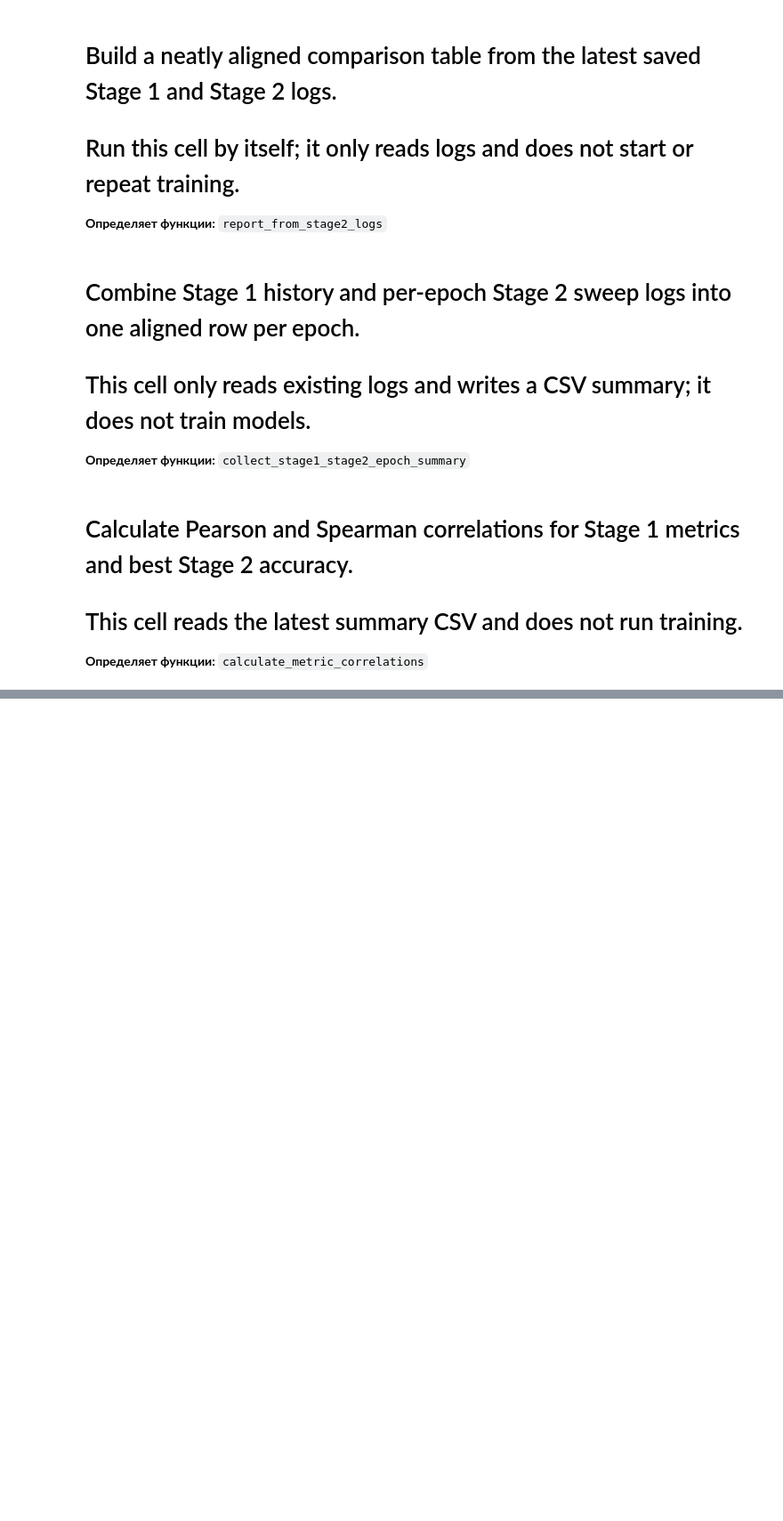
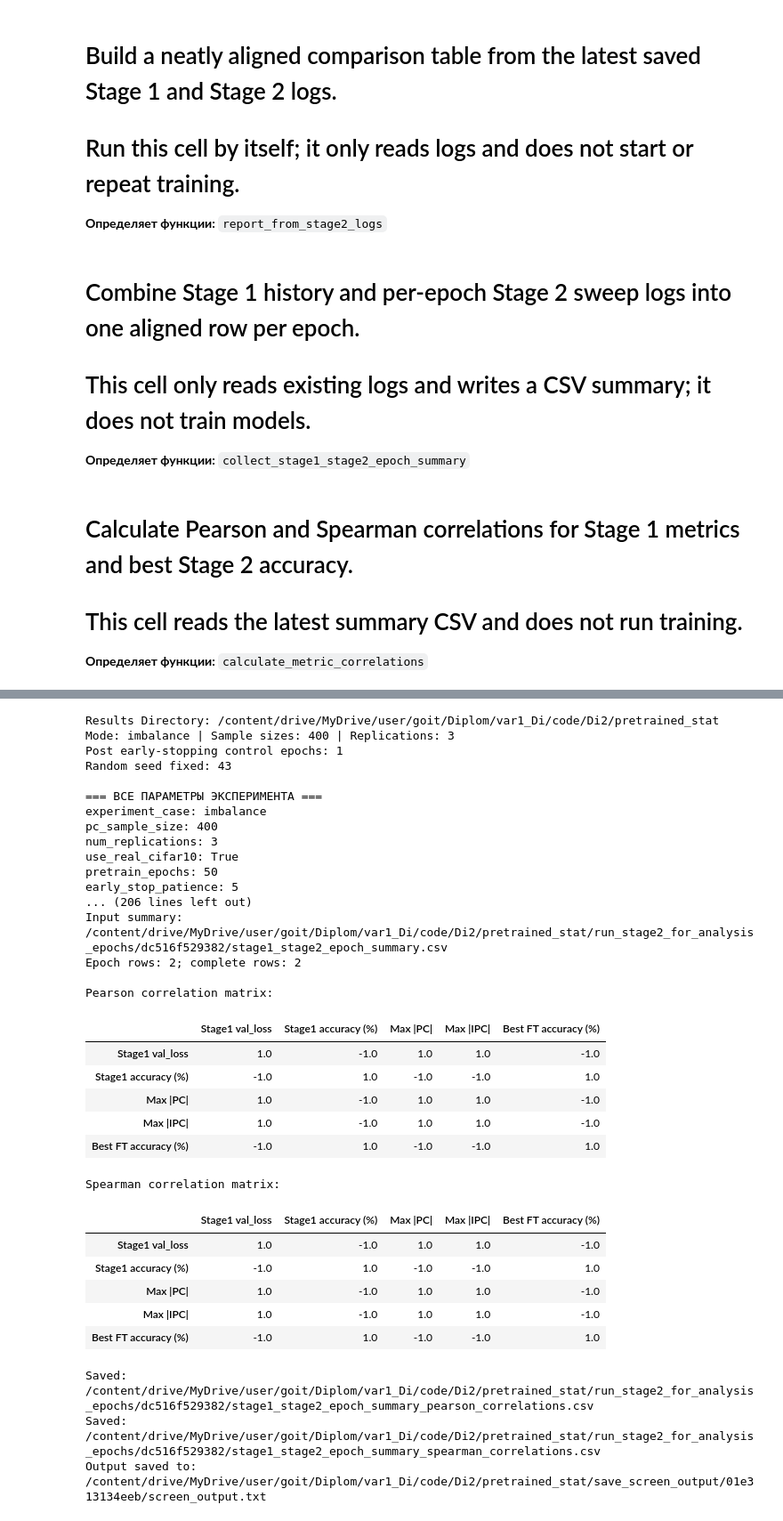
Before and after one commit to DR24DR24/Di, a Jupyter notebook: pretrained_stat.ipynb, the cells around one changed output, grey strips where cells are left out. Shown at 89% size. Saved outputs shown, nothing was run; the diff lists cells and outputs as text; code cells hidden in the pictures; blank space fills up the shorter version.

```diff
--- a/pretrained_stat.ipynb
+++ b/pretrained_stat.ipynb
@@ -2200,7 +1953,7 @@ import json
     param="params",
     root=None,
 )
-def run_stage2_for_analysis_epochs(params, log_path=None):
+def run_stage2_for_analysis_epochs(params, boundary=None, log_path=None):
     experiment_case = params.get("experiment_case", "imbalance")
     pc_sample_size = params.get("pc_sample_size", 200)
     ft_sample_size = params.get("ft_sample_size", 1000)
@@ -2218,12 +1971,14 @@ def run_stage2_for_analysis_epochs(params, log_path=None):
     mode = params.get("mode", "4_epochs")
     calculate_pc_ipc = params.get("calculate_pc_ipc", False)
 
-    if "stage1_analysis_boundary" not in globals():
-        raise RuntimeError("Run the Stage 1 analysis-boundary step first.")
+    if boundary is None:
+        boundary = params.get("stage1_analysis_boundary")
+    if boundary is None:
+        if "stage1_analysis_boundary" not in globals():
+            raise RuntimeError("Run the Stage 1 analysis-boundary step first.")
+        boundary = globals()["stage1_analysis_boundary"]
     if "run_stage2_from_stage1_logs" not in globals():
         raise RuntimeError("Load the cell defining run_stage2_from_stage1_logs first.")
-
-    boundary = stage1_analysis_boundary
     stage1_log_dir = Path(boundary["stage1_log_path"]).parent
     analysis_epochs = list(boundary["analysis_epochs"])
 
@@ -2252,6 +2007,7 @@ def run_stage2_for_analysis_epochs(params, log_path=None):
                     feature_extraction=feature_extraction,
                     experiment_case=experiment_case,
                     seed=seed,
+                    params=params,
                 )
                 epoch_report_path = Path(run["report_path"]).with_suffix(".json")
                 epoch_report = json.loads(epoch_report_path.read_text(encoding="utf-8"))
@@ -2811,0 +2568,59 @@ Output saved to: /content/drive/MyDrive/user/goit/Diplom/var1_Di/code/Di2/pretra
+# %%
+# Ячейка 43  (перенумеруется автоматически)
+# Запуск эксперимента: подготовка параметров params и вызов run_full_analysis.
+
+# --- Подготовка параметров эксперимента ---
+params = get_experiment_params(
+    experiment_case="imbalance",
+    pc_sample_size=400,
+    num_replications=3,
+    use_real_cifar10=True,
+    pretrain_epochs=50,
+    early_stop_patience=5,
+    post_early_stop_epochs=1,
+    learning_rate_source=0.001,
+    target_epochs=50,
+    target_patience=5,
+    learning_rate_target=0.001,
+    feature_extraction=True,
+    ft_sample_size=10000,
+    best_model_criterion="pc",
+    seed=43,
+)
+
+# --- Запуск полного анализа ---
+results = run_full_analysis(params)
+# %% [output]
+Results Directory: /content/drive/MyDrive/user/goit/Diplom/var1_Di/code/Di2/pretrained_stat
+Mode: imbalance | Sample sizes: 400 | Replications: 3
+Post early-stopping control epochs: 1
+Random seed fixed: 43
+
+=== ВСЕ ПАРАМЕТРЫ ЭКСПЕРИМЕНТА ===
+experiment_case: imbalance
+pc_sample_size: 400
+num_replications: 3
+use_real_cifar10: True
+pretrain_epochs: 50
+early_stop_patience: 5
+... (206 lines left out)
+Input summary: /content/drive/MyDrive/user/goit/Diplom/var1_Di/code/Di2/pretrained_stat/run_stage2_for_analysis_epochs/dc516f529382/stage1_stage2_epoch_summary.csv
+Epoch rows: 2; complete rows: 2
+
+Pearson correlation matrix:
+|  | Stage1 val_loss | Stage1 accuracy (%) | Max |PC| | Max |IPC| | Best FT accuracy (%) |
+| Stage1 val_loss | 1.0 | -1.0 | 1.0 | 1.0 | -1.0 |
+| Stage1 accuracy (%) | -1.0 | 1.0 | -1.0 | -1.0 | 1.0 |
+| Max |PC| | 1.0 | -1.0 | 1.0 | 1.0 | -1.0 |
+| Max |IPC| | 1.0 | -1.0 | 1.0 | 1.0 | -1.0 |
+| Best FT accuracy (%) | -1.0 | 1.0 | -1.0 | -1.0 | 1.0 |
+Spearman correlation matrix:
+|  | Stage1 val_loss | Stage1 accuracy (%) | Max |PC| | Max |IPC| | Best FT accuracy (%) |
+| Stage1 val_loss | 1.0 | -1.0 | 1.0 | 1.0 | -1.0 |
+| Stage1 accuracy (%) | -1.0 | 1.0 | -1.0 | -1.0 | 1.0 |
+| Max |PC| | 1.0 | -1.0 | 1.0 | 1.0 | -1.0 |
+| Max |IPC| | 1.0 | -1.0 | 1.0 | 1.0 | -1.0 |
+| Best FT accuracy (%) | -1.0 | 1.0 | -1.0 | -1.0 | 1.0 |
+Saved: /content/drive/MyDrive/user/goit/Diplom/var1_Di/code/Di2/pretrained_stat/run_stage2_for_analysis_epochs/dc516f529382/stage1_stage2_epoch_summary_pearson_correlations.csv
+Saved: /content/drive/MyDrive/user/goit/Diplom/var1_Di/code/Di2/pretrained_stat/run_stage2_for_analysis_epochs/dc516f529382/stage1_stage2_epoch_summary_spearman_correlations.csv
+Output saved to: /content/drive/MyDrive/user/goit/Diplom/var1_Di/code/Di2/pretrained_stat/save_screen_output/01e313134eeb/screen_output.txt
```
Also changed, not shown: parts of 16 cells of this notebook.
